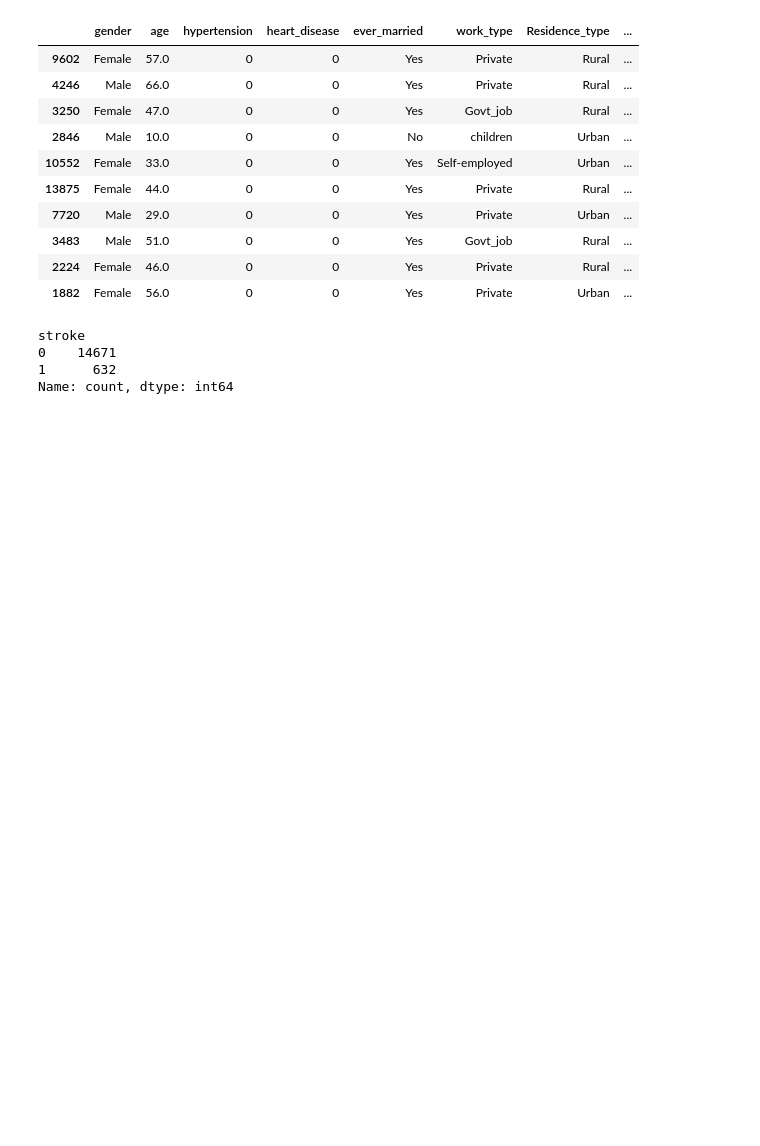
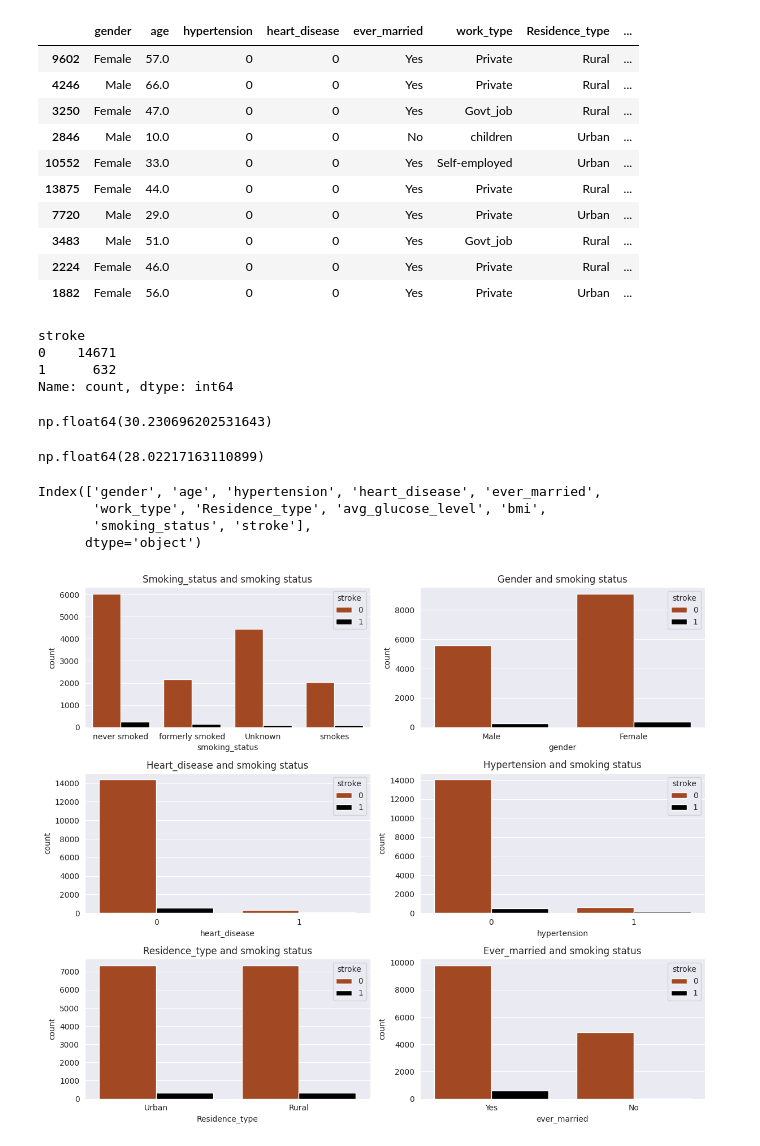
Before and after one commit to kamijoseph/Brain-Stroke-Diagnosis-ML-Prediction, a Jupyter notebook: notebooks/main.ipynb, the cells around one changed output. Saved outputs shown, nothing was run; the diff lists cells and outputs as text; code cells hidden in the pictures; blank space fills up the shorter version.

Commit message:
smoking status against all the other columns remaining

```diff
--- a/notebooks/main.ipynb
+++ b/notebooks/main.ipynb
@@ -427,3 +427,11 @@ age_titles = [
 ]
 age_fig = custom_hist(age_column, age_titles)
 age_fig.show()
+# %%
+stroke_data["bmi"].mean()
+# %% [output]
+np.float64(30.230696202531643)
+# %%
+non_stroke_data["bmi"].mean()
+# %% [output]
+np.float64(28.02217163110899)
@@ -429,0 +458,28 @@ age_fig.show()
+# %%
+data.columns
+# %% [output]
+Index(['gender', 'age', 'hypertension', 'heart_disease', 'ever_married',
+       'work_type', 'Residence_type', 'avg_glucose_level', 'bmi',
+       'smoking_status', 'stroke'],
+      dtype='object')
+# %%
+x_values = ["smoking_status", "gender", "heart_disease", "hypertension", "Residence_type", "ever_married"]
+fig, axis = plt.subplots(
+    nrows=3,
+    ncols=2,
+    figsize=(12, 10)
+)
+
+for ax, x_value in zip(axis.flat, x_values):
+    sns.countplot(
+        data = data,
+        x = x_value,
+        hue = "stroke",
+        ax = ax
+    )
+    ax.set_title(f"{x_value.capitalize()} and smoking status")
+
+plt.tight_layout()
+plt.show()
+# %% [output]
+[figure, added]
```
Also changed, not shown: parts of 1 cell of this notebook, 1 other file.
